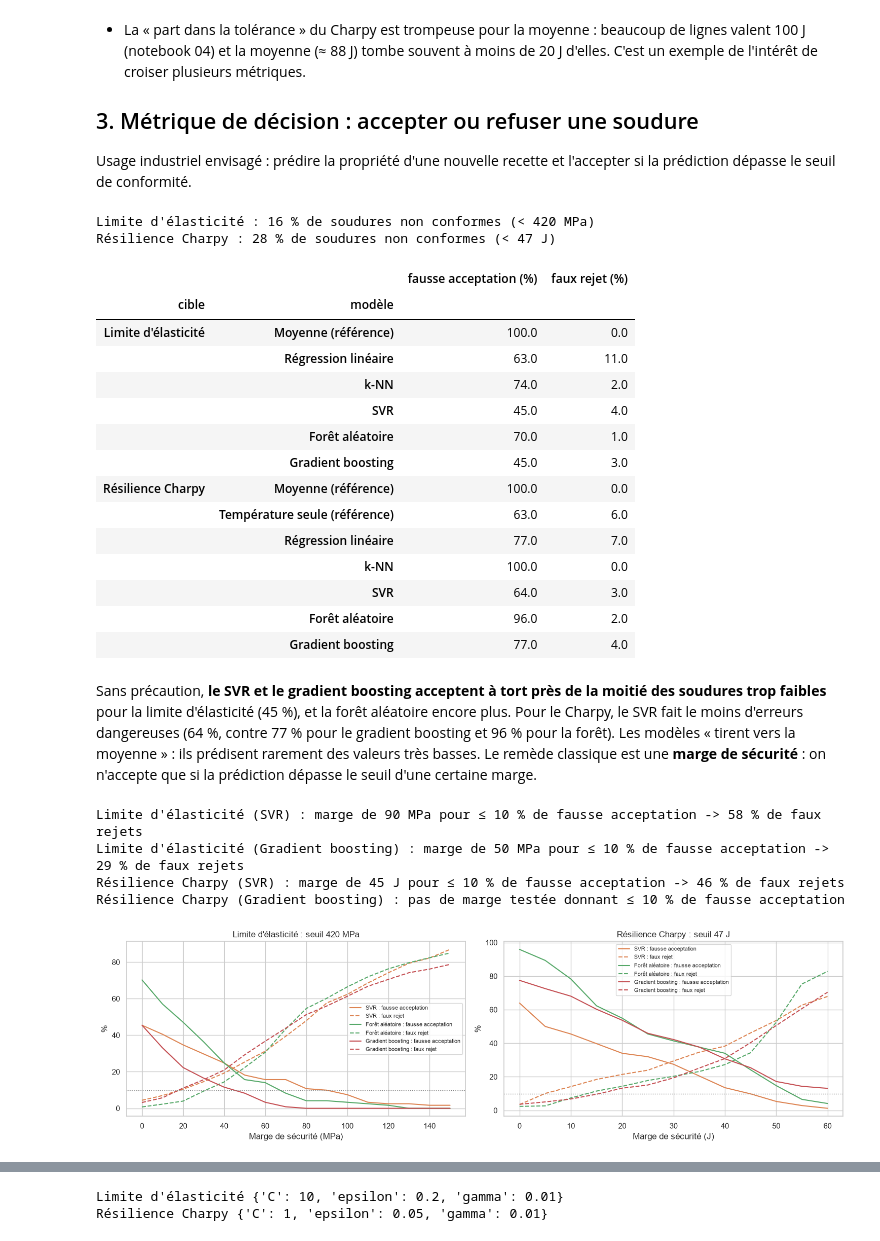
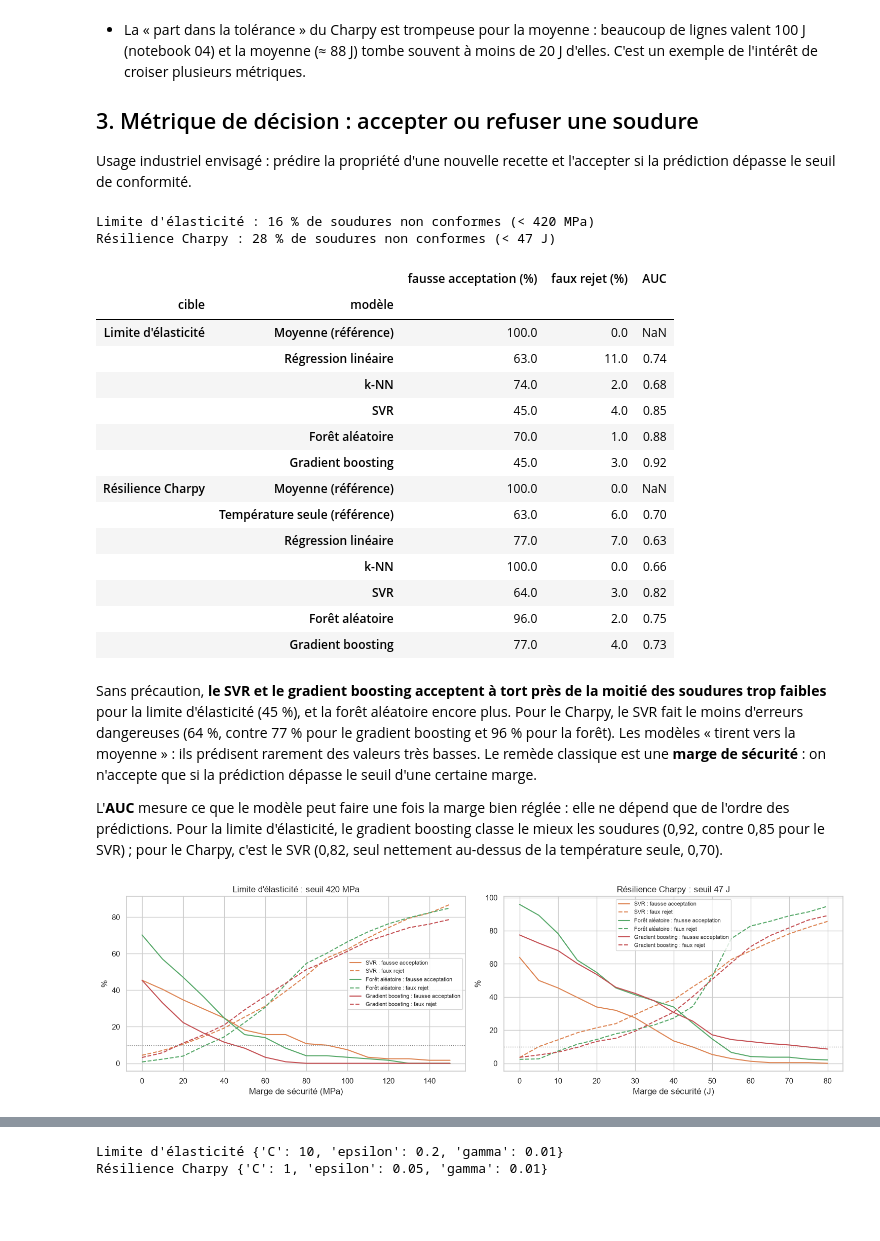
Before and after one commit to hiboujoyeux/soudure-ml-cs, a Jupyter notebook: notebooks/05_comparaison_recommandations.ipynb, the cells around one changed output, grey strips where cells are left out. Drawn from its saved outputs; the diff is of its cells as text; code cells hidden in the pictures; blank space fills up the shorter version.

```diff
--- a/notebooks/05_comparaison_recommandations.ipynb
+++ b/notebooks/05_comparaison_recommandations.ipynb
@@ -146,27 +149,31 @@ for target, t in TARGETS.items():
           f"(< {t['threshold']} {t['unit']})")
     for model in MODELS:
         if f"pred_{model}" in o:
+            # AUC : la soudure est d'autant plus suspecte que sa prédiction est basse.
+            # Sans objet pour la moyenne, dont la prédiction ne varie qu'entre les plis.
+            auc = (np.nan if model == "Moyenne (référence)"
+                   else roc_auc_score(o["mesure"] < t["threshold"], -o[f"pred_{model}"]))
             rows.append({"cible": target, "modèle": model,
-                         **decision_rates(o["mesure"], o[f"pred_{model}"], t["threshold"])})
-pd.DataFrame(rows).set_index(["cible", "modèle"]).round(0)
+                         **decision_rates(o["mesure"], o[f"pred_{model}"], t["threshold"]), "AUC": auc})
+pd.DataFrame(rows).set_index(["cible", "modèle"]).round({"fausse acceptation (%)": 0, "faux rejet (%)": 0, "AUC": 2})
 # %% [output]
 Limite d'élasticité : 16 % de soudures non conformes (< 420 MPa)
 Résilience Charpy : 28 % de soudures non conformes (< 47 J)
-|  |  | fausse acceptation (%) | faux rejet (%) |
-| cible | modèle |  |  |
-| Limite d'élasticité | Moyenne (référence) | 100.0 | 0.0 |
-|  | Régression linéaire | 63.0 | 11.0 |
-|  | k-NN | 74.0 | 2.0 |
-|  | SVR | 45.0 | 4.0 |
-|  | Forêt aléatoire | 70.0 | 1.0 |
-|  | Gradient boosting | 45.0 | 3.0 |
-| Résilience Charpy | Moyenne (référence) | 100.0 | 0.0 |
-|  | Température seule (référence) | 63.0 | 6.0 |
-|  | Régression linéaire | 77.0 | 7.0 |
-|  | k-NN | 100.0 | 0.0 |
-|  | SVR | 64.0 | 3.0 |
-|  | Forêt aléatoire | 96.0 | 2.0 |
-|  | Gradient boosting | 77.0 | 4.0 |
+|  |  | fausse acceptation (%) | faux rejet (%) | AUC |
+| cible | modèle |  |  |  |
+| Limite d'élasticité | Moyenne (référence) | 100.0 | 0.0 | NaN |
+|  | Régression linéaire | 63.0 | 11.0 | 0.74 |
+|  | k-NN | 74.0 | 2.0 | 0.68 |
+|  | SVR | 45.0 | 4.0 | 0.85 |
+|  | Forêt aléatoire | 70.0 | 1.0 | 0.88 |
+|  | Gradient boosting | 45.0 | 3.0 | 0.92 |
+| Résilience Charpy | Moyenne (référence) | 100.0 | 0.0 | NaN |
+|  | Température seule (référence) | 63.0 | 6.0 | 0.70 |
+|  | Régression linéaire | 77.0 | 7.0 | 0.63 |
+|  | k-NN | 100.0 | 0.0 | 0.66 |
+|  | SVR | 64.0 | 3.0 | 0.82 |
+|  | Forêt aléatoire | 96.0 | 2.0 | 0.75 |
+|  | Gradient boosting | 77.0 | 4.0 | 0.73 |
 # %% [markdown]
 Sans précaution, **le SVR et le gradient boosting acceptent à tort près de la moitié des
 soudures trop faibles** pour la limite d'élasticité (45 %), et la forêt aléatoire encore
@@ -174,34 +181,23 @@ plus. Pour le Charpy, le SVR fait le moins d'erreurs dangereuses (64 %, contre 7
 gradient boosting et 96 % pour la forêt). Les modèles « tirent vers la moyenne » : ils prédisent rarement
 des valeurs très basses. Le remède classique est une **marge de sécurité** : on n'accepte
 que si la prédiction dépasse le seuil d'une certaine marge.
+
+L'**AUC** mesure ce que le modèle peut faire une fois la marge bien réglée : elle ne dépend
+que de l'ordre des prédictions. Pour la limite d'élasticité, le gradient boosting classe le
+mieux les soudures (0,92, contre 0,85 pour le SVR) ; pour le Charpy, c'est le SVR (0,82, seul
+nettement au-dessus de la température seule, 0,70).
 # %%
-margins = {"Limite d'élasticité": np.arange(0, 151, 10), "Résilience Charpy": np.arange(0, 61, 5)}
+margins = {"Limite d'élasticité": np.arange(0, 151, 10), "Résilience Charpy": np.arange(0, 81, 5)}
 fig, axes = plt.subplots(1, 2, figsize=(15, 4.5))
 for ax, (target, t) in zip(axes, TARGETS.items()):
     o = oof[target]
     for model, c in [("SVR", "C1"), ("Forêt aléatoire", "C2"), ("Gradient boosting", "C3")]:
         r = pd.DataFrame([decision_rates(o["mesure"], o[f"pred_{model}"], t["threshold"], m) for m in margins[target]])
         ax.plot(margins[target], r["fausse acceptation (%)"], "-", color=c, label=f"{model} : fausse acceptation")
         ax.plot(margins[target], r["faux rejet (%)"], "--", color=c, label=f"{model} : faux rejet")
     ax.axhline(10, color="grey", lw=1, ls=":")
     ax.set_xlabel(f"Marge de sécurité ({t['unit']})"); ax.set_ylabel("%")
     ax.set_title(f"{target} : seuil {t['threshold']} {t['unit']}"); ax.legend(fontsize=8)
-plt.tight_layout()
-
-for target, t in TARGETS.items():
-    o = oof[target]
-    for model in ["SVR", "Gradient boosting"]:
-        m = next((m for m in margins[target]
-                  if decision_rates(o["mesure"], o[f"pred_{model}"], t["threshold"], m)["fausse acceptation (%)"] <= 10), None)
-        if m is None:
-            print(f"{target} ({model}) : pas de marge testée donnant ≤ 10 % de fausse acceptation")
-            continue
-        r = decision_rates(o["mesure"], o[f"pred_{model}"], t["threshold"], m)
-        print(f"{target} ({model}) : marge de {m} {t['unit']} pour ≤ 10 % de fausse acceptation "
-              f"-> {r['faux rejet (%)']:.0f} % de faux rejets")
+plt.tight_layout();
 # %% [output]
-Limite d'élasticité (SVR) : marge de 90 MPa pour ≤ 10 % de fausse acceptation -> 58 % de faux rejets
-Limite d'élasticité (Gradient boosting) : marge de 50 MPa pour ≤ 10 % de fausse acceptation -> 29 % de faux rejets
-Résilience Charpy (SVR) : marge de 45 J pour ≤ 10 % de fausse acceptation -> 46 % de faux rejets
-Résilience Charpy (Gradient boosting) : pas de marge testée donnant ≤ 10 % de fausse acceptation
-[figure, old version]
+[figure, new version]
```
Also changed, not shown: parts of 10 cells of this notebook, 1 other file.
